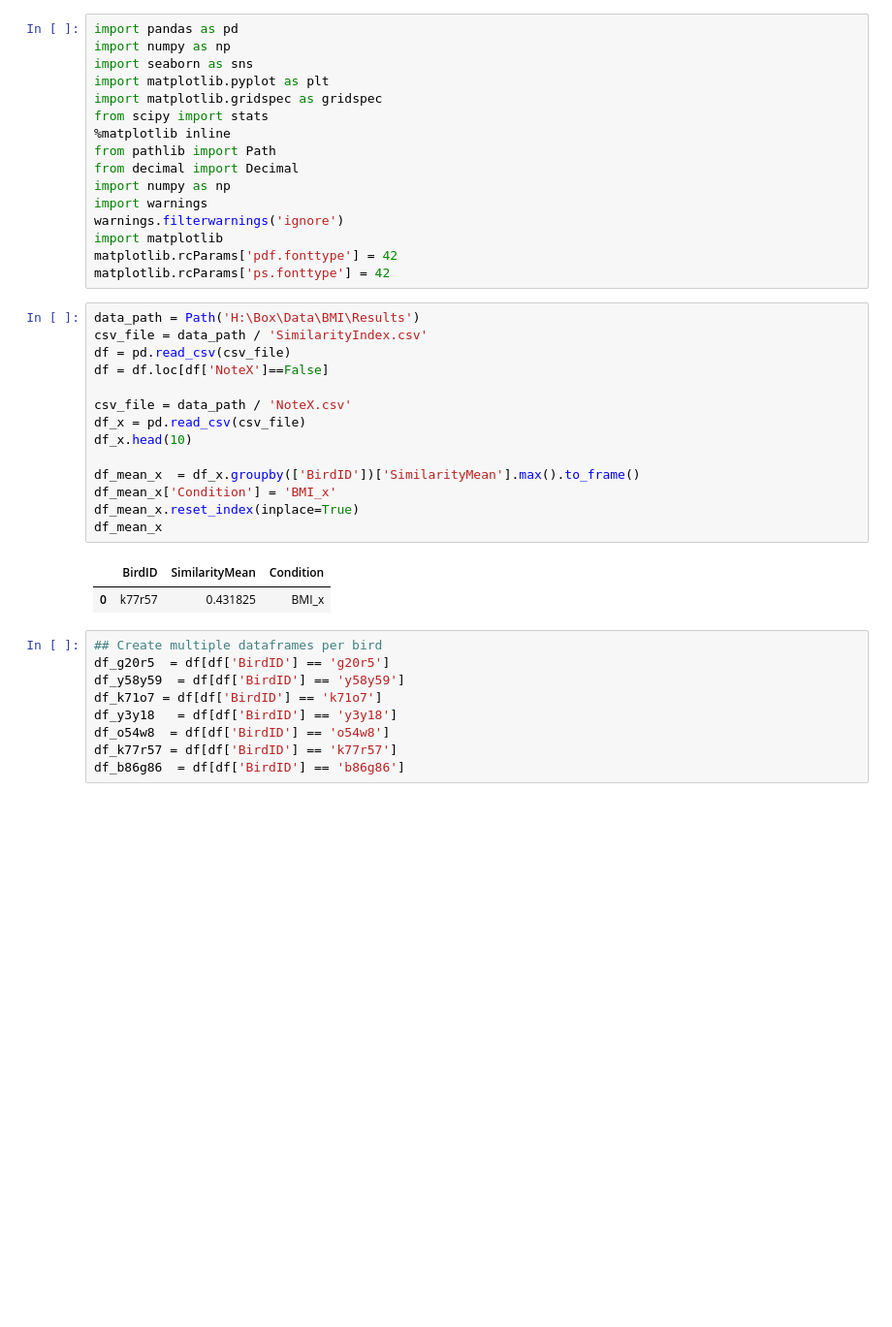
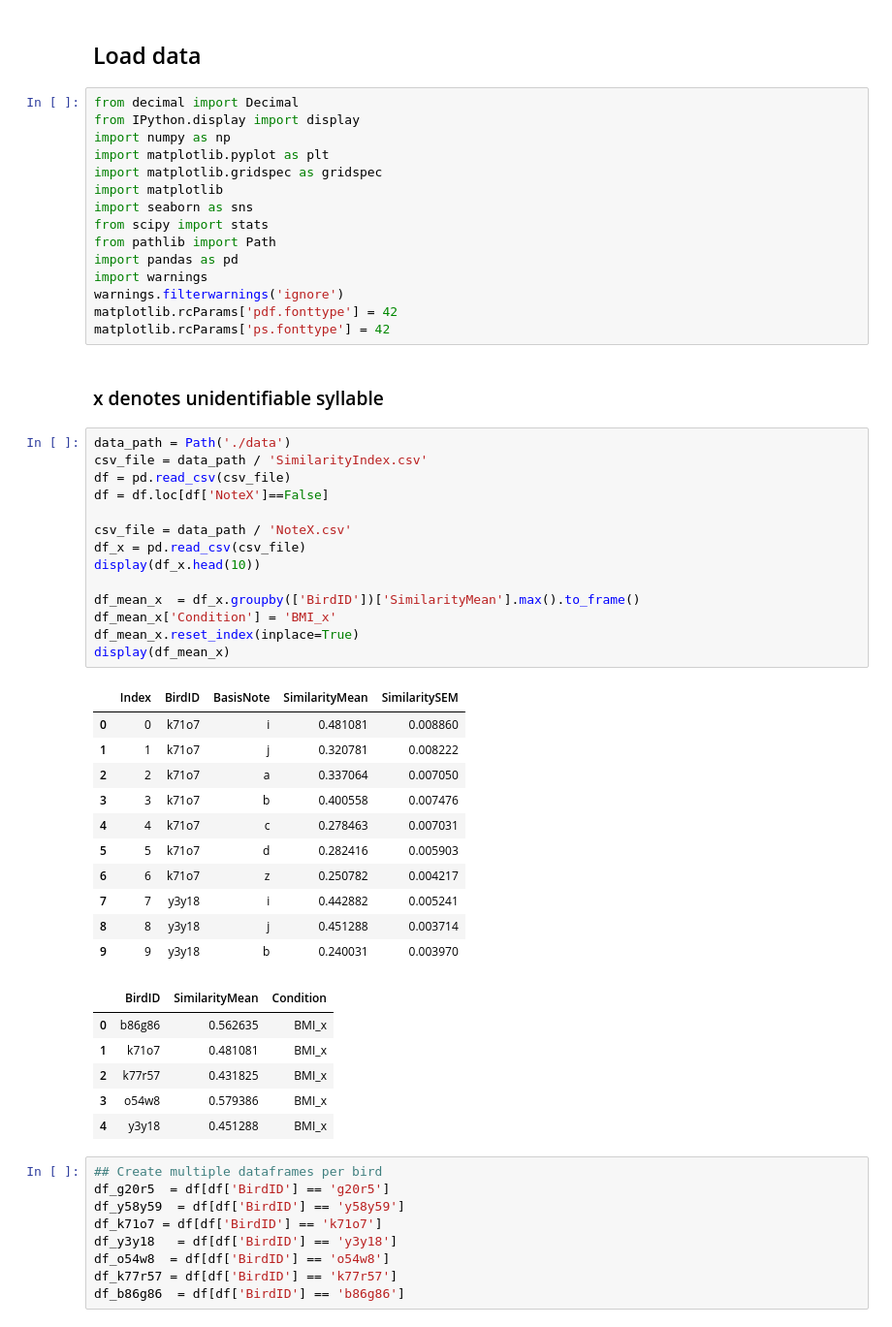
Before and after one commit to JaerongA/syllable_similarity, a Jupyter notebook: resuls.ipynb, the cells around one changed output. Shown at 97% size. Drawn from its saved outputs; the diff is of its cells as text; blank space fills up the shorter version.

```diff
--- a/resuls.ipynb
+++ b/resuls.ipynb
@@ -1,36 +1,54 @@
+# %% [markdown]
+## Load data
 # %%
-import pandas as pd
+from decimal import Decimal
+from IPython.display import display
 import numpy as np
-import seaborn as sns
 import matplotlib.pyplot as plt
 import matplotlib.gridspec as gridspec
+import matplotlib
+import seaborn as sns
 from scipy import stats
-%matplotlib inline
 from pathlib import Path
-from decimal import Decimal
-import numpy as np
+import pandas as pd
 import warnings
 warnings.filterwarnings('ignore')
-import matplotlib
 matplotlib.rcParams['pdf.fonttype'] = 42
 matplotlib.rcParams['ps.fonttype'] = 42
+# %% [markdown]
+### x denotes unidentifiable syllable
 # %%
-data_path = Path('H:\Box\Data\BMI\Results')
+data_path = Path('./data')
 csv_file = data_path / 'SimilarityIndex.csv'
 df = pd.read_csv(csv_file)
 df = df.loc[df['NoteX']==False]
 
 csv_file = data_path / 'NoteX.csv'
 df_x = pd.read_csv(csv_file)
-df_x.head(10)
+display(df_x.head(10))
 
 df_mean_x  = df_x.groupby(['BirdID'])['SimilarityMean'].max().to_frame()
 df_mean_x['Condition'] = 'BMI_x'
 df_mean_x.reset_index(inplace=True)
-df_mean_x
+display(df_mean_x)
 # %% [output]
-|  | BirdID | SimilarityMean | Condition |
-| 0 | k77r57 | 0.431825 | BMI_x |
+|  | Index | BirdID | BasisNote | SimilarityMean | SimilaritySEM |
+| 0 | 0 | k71o7 | i | 0.481081 | 0.008860 |
+| 1 | 1 | k71o7 | j | 0.320781 | 0.008222 |
+| 2 | 2 | k71o7 | a | 0.337064 | 0.007050 |
+| 3 | 3 | k71o7 | b | 0.400558 | 0.007476 |
+| 4 | 4 | k71o7 | c | 0.278463 | 0.007031 |
+| 5 | 5 | k71o7 | d | 0.282416 | 0.005903 |
+| 6 | 6 | k71o7 | z | 0.250782 | 0.004217 |
+| 7 | 7 | y3y18 | i | 0.442882 | 0.005241 |
+| 8 | 8 | y3y18 | j | 0.451288 | 0.003714 |
+| 9 | 9 | y3y18 | b | 0.240031 | 0.003970 |
+|  | BirdID | SimilarityMean | Condition |
+| 0 | b86g86 | 0.562635 | BMI_x |
+| 1 | k71o7 | 0.481081 | BMI_x |
+| 2 | k77r57 | 0.431825 | BMI_x |
+| 3 | o54w8 | 0.579386 | BMI_x |
+| 4 | y3y18 | 0.451288 | BMI_x |
 # %%
 ## Create multiple dataframes per bird
 df_g20r5  = df[df['BirdID'] == 'g20r5']
```
Also changed, not shown: parts of 9 cells of this notebook, 2 other files.
